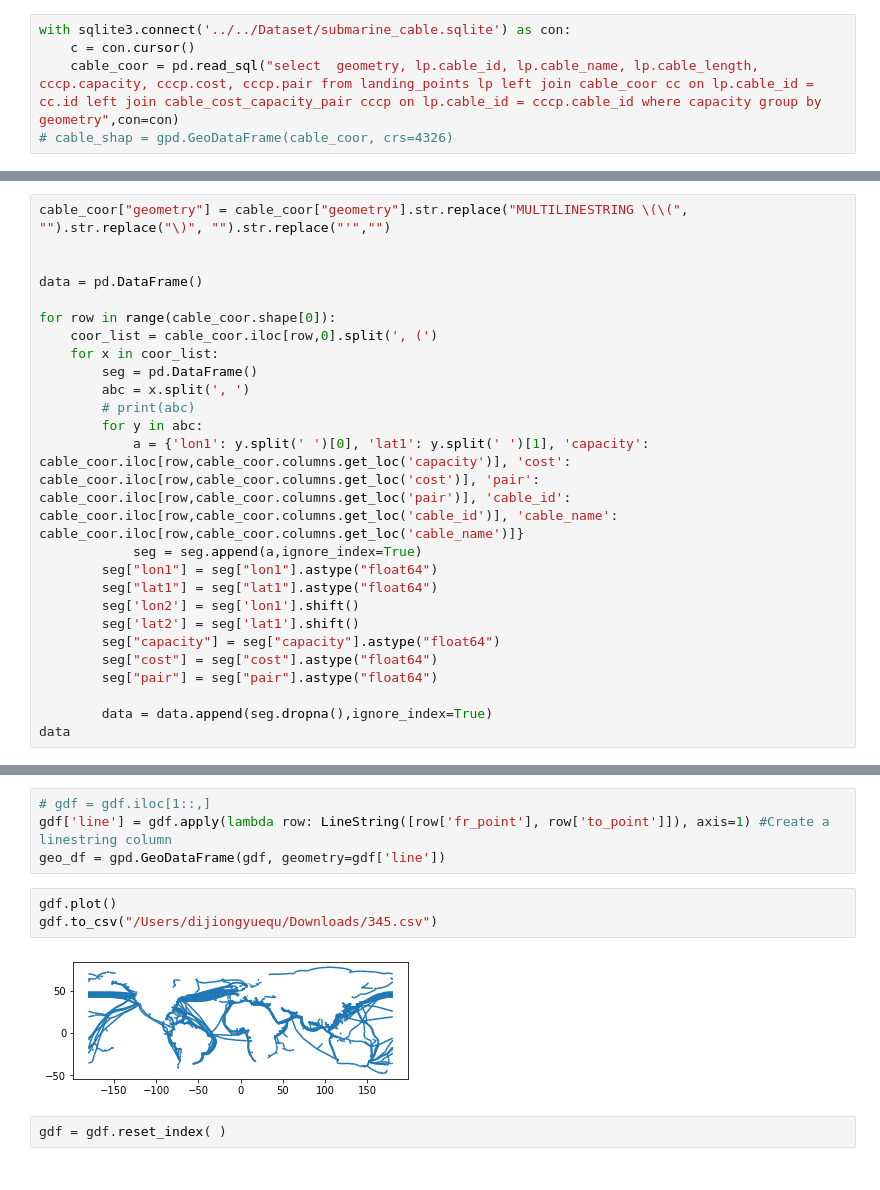
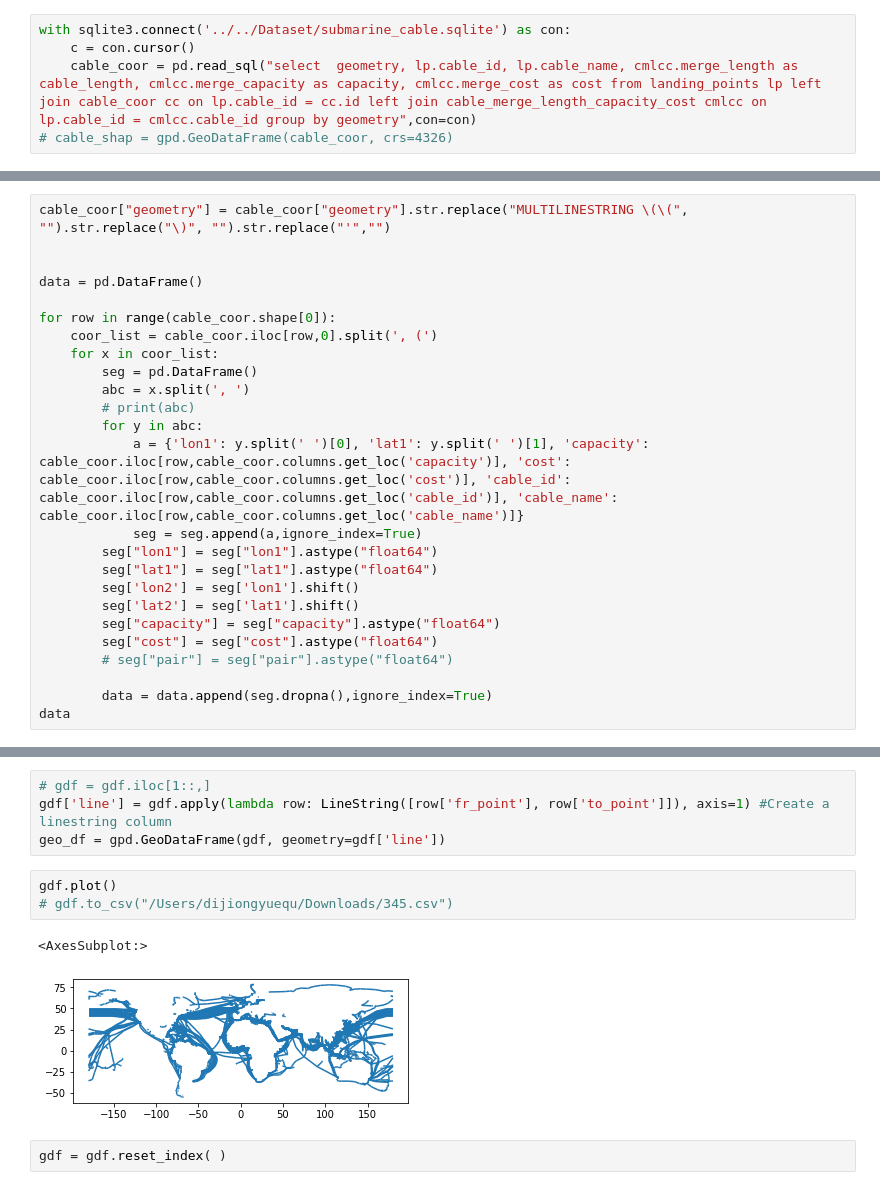
Before and after one commit to Hypergear/UCL_Dissertation, a Jupyter notebook: Code/network/network_diagram_capacity.ipynb, the cells around one changed output, grey strips where cells are left out. Cells and saved outputs as stored; diff of their text form.

```diff
--- a/Code/network/network_diagram_capacity.ipynb
+++ b/Code/network/network_diagram_capacity.ipynb
@@ -10,7 +11,7 @@ import matplotlib.pyplot as plt
 # %%
 with sqlite3.connect('../../Dataset/submarine_cable.sqlite') as con:
     c = con.cursor()
-    cable_coor = pd.read_sql("select  geometry, lp.cable_id, lp.cable_name, lp.cable_length, cccp.capacity, cccp.cost, cccp.pair from landing_points lp left join cable_coor cc on lp.cable_id = cc.id left join cable_cost_capacity_pair cccp on lp.cable_id = cccp.cable_id where capacity group by geometry",con=con)
+    cable_coor = pd.read_sql("select  geometry, lp.cable_id, lp.cable_name, cmlcc.merge_length as cable_length, cmlcc.merge_capacity as capacity, cmlcc.merge_cost as cost from landing_points lp left join cable_coor cc on lp.cable_id = cc.id left join cable_merge_length_capacity_cost cmlcc on lp.cable_id = cmlcc.cable_id group by geometry",con=con)
 # cable_shap = gpd.GeoDataFrame(cable_coor, crs=4326)
 # %%
 cable_coor
@@ -41,7 +42,7 @@ for row in range(cable_coor.shape[0]):
         abc = x.split(', ')
         # print(abc)
         for y in abc:
-            a = {'lon1': y.split(' ')[0], 'lat1': y.split(' ')[1], 'capacity': cable_coor.iloc[row,cable_coor.columns.get_loc('capacity')], 'cost': cable_coor.iloc[row,cable_coor.columns.get_loc('cost')], 'pair': cable_coor.iloc[row,cable_coor.columns.get_loc('pair')], 'cable_id': cable_coor.iloc[row,cable_coor.columns.get_loc('cable_id')], 'cable_name': cable_coor.iloc[row,cable_coor.columns.get_loc('cable_name')]}
+            a = {'lon1': y.split(' ')[0], 'lat1': y.split(' ')[1], 'capacity': cable_coor.iloc[row,cable_coor.columns.get_loc('capacity')], 'cost': cable_coor.iloc[row,cable_coor.columns.get_loc('cost')], 'cable_id': cable_coor.iloc[row,cable_coor.columns.get_loc('cable_id')], 'cable_name': cable_coor.iloc[row,cable_coor.columns.get_loc('cable_name')]}
             seg = seg.append(a,ignore_index=True)
         seg["lon1"] = seg["lon1"].astype("float64")
         seg["lat1"] = seg["lat1"].astype("float64")
@@ -49,7 +50,7 @@ for row in range(cable_coor.shape[0]):
         seg['lat2'] = seg['lat1'].shift()
         seg["capacity"] = seg["capacity"].astype("float64")
         seg["cost"] = seg["cost"].astype("float64")
-        seg["pair"] = seg["pair"].astype("float64")
+        # seg["pair"] = seg["pair"].astype("float64")
 
         data = data.append(seg.dropna(),ignore_index=True)
 data
@@ -84,9 +85,10 @@ gdf['line'] = gdf.apply(lambda row: LineString([row['fr_point'], row['to_point']
 geo_df = gpd.GeoDataFrame(gdf, geometry=gdf['line'])
 # %%
 gdf.plot()
-gdf.to_csv("/Users/dijiongyuequ/Downloads/345.csv")
+# gdf.to_csv("/Users/dijiongyuequ/Downloads/345.csv")
 # %% [output]
+<AxesSubplot:>
-[figure, old version]
+[figure, new version]
 # %%
 gdf = gdf.reset_index( )
 # %%
```
Also changed, not shown: parts of 12 cells of this notebook, 5 other files.
